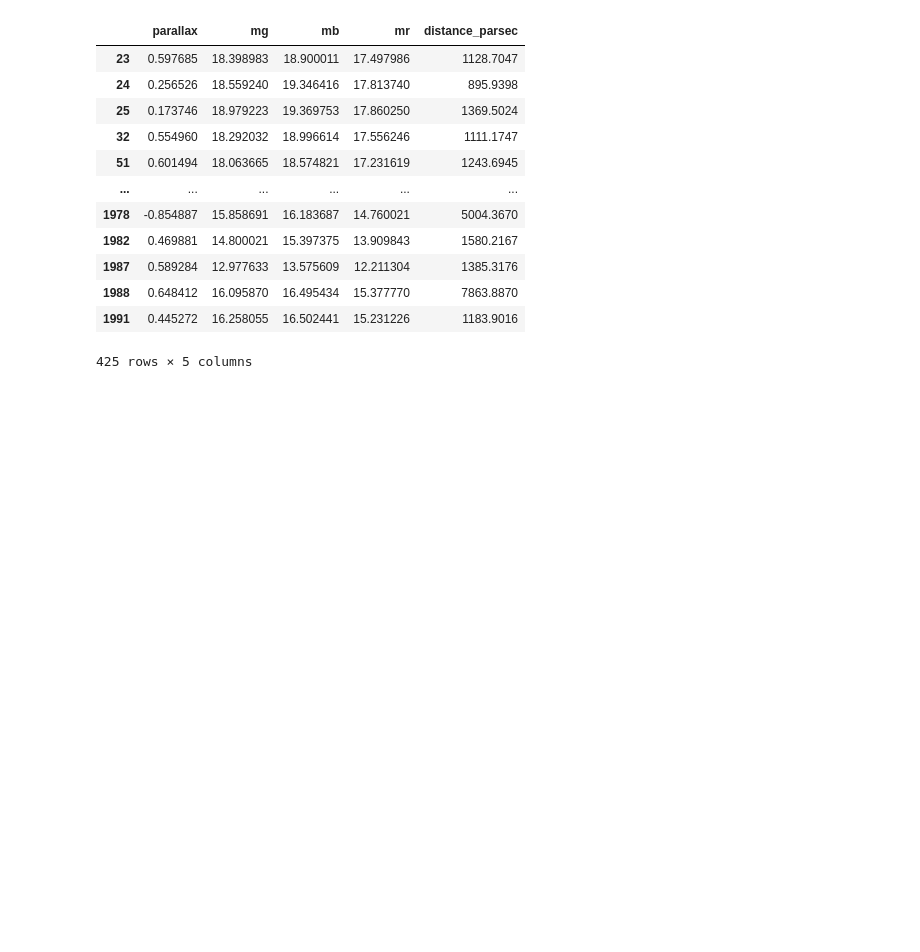
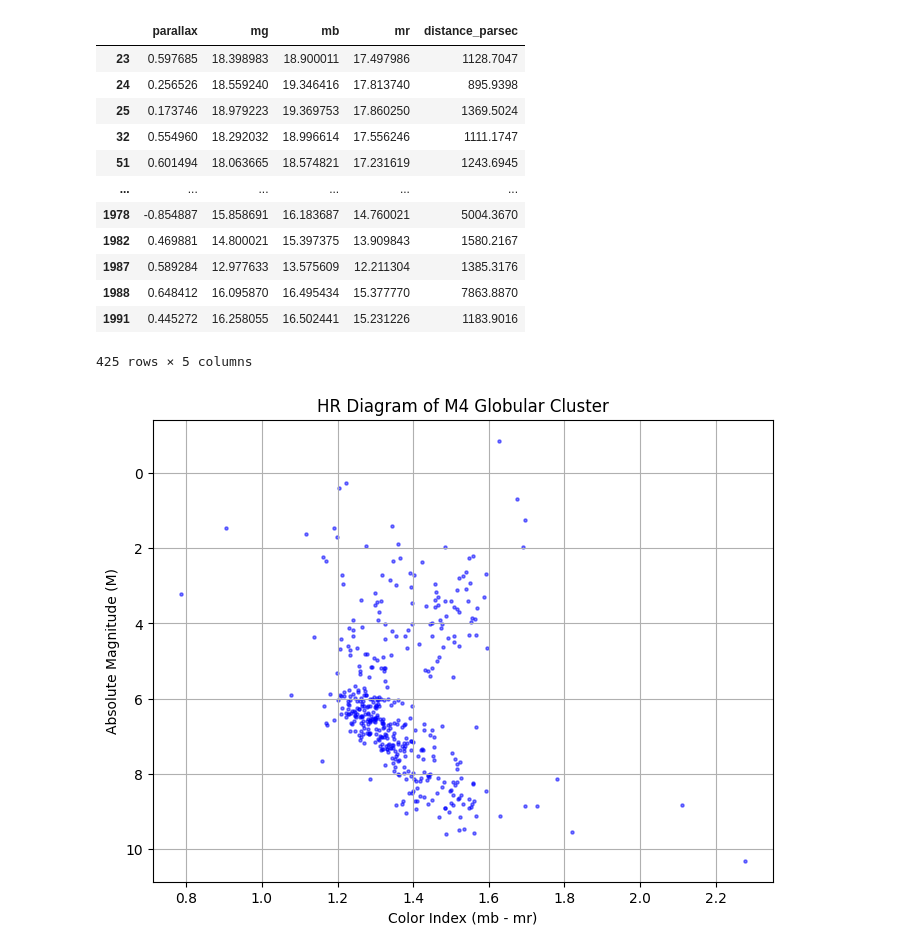
Before and after one commit to Pmcslarrow/FinalCosmos, a Jupyter notebook: cluster.ipynb, the cells around one changed output. Cells and saved outputs as stored; diff of their text form; code cells hidden in the pictures; blank space fills up the shorter version.

Commit message:
HR Diagram M4 Globular Cluster

```diff
--- a/cluster.ipynb
+++ b/cluster.ipynb
@@ -35,3 +35,17 @@ df
 | 1988 | 0.648412 | 16.095870 | 16.495434 | 15.377770 | 7863.8870 |
 | 1991 | 0.445272 | 16.258055 | 16.502441 | 15.231226 | 1183.9016 |
 425 rows × 5 columns
+# %%
+df['color_index'] = df['mb'] - df['mr']
+df['M'] = df['mg'] - 5 * np.log10(df['distance_parsec']) + 5
+# %%
+plt.figure(figsize=(8, 6))
+plt.scatter(df['color_index'], df['M'], s=5, c='blue', alpha=0.5)
+plt.xlabel('Color Index (mb - mr)')
+plt.ylabel('Absolute Magnitude (M)')
+plt.title('HR Diagram of M4 Globular Cluster')
+plt.gca().invert_yaxis()
+plt.grid(True)
+plt.show()
+# %% [output]
+[figure, added]
```
